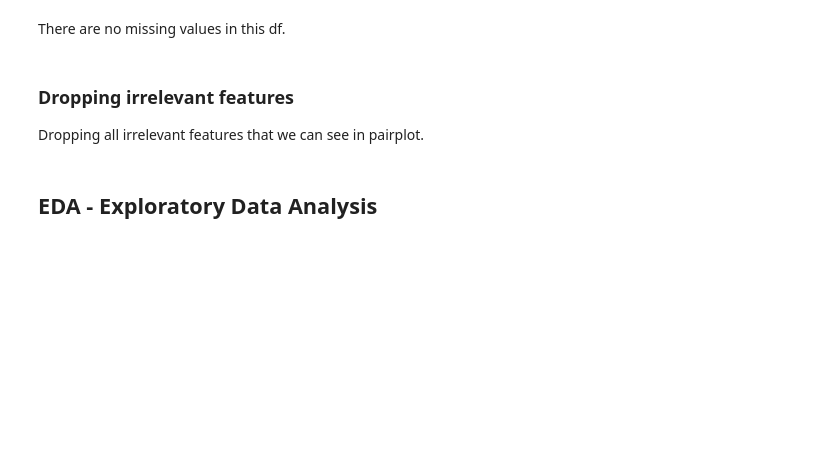
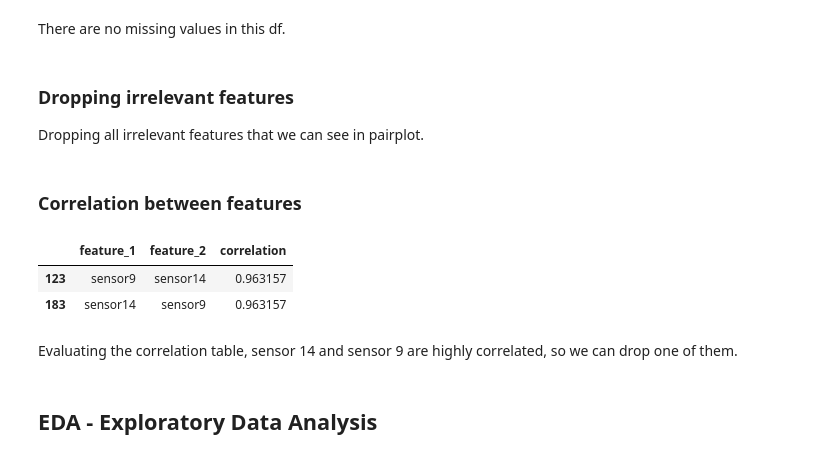
Before and after one commit to gmatos51/turbofan_rul_prediction, a Jupyter notebook: notebooks/Untitled.ipynb, the cells around one changed output. Saved outputs shown, nothing was run; the diff lists cells and outputs as text; code cells hidden in the pictures; blank space fills up the shorter version.

```diff
--- a/notebooks/Untitled.ipynb
+++ b/notebooks/Untitled.ipynb
@@ -162,3 +177,17 @@ There are no missing values in this df.
 Dropping all irrelevant features that we can see in pairplot.
 # %%
 train_df.drop(columns = ['unit_number','cycle_number','op3','sensor1','sensor5','sensor6','sensor10','sensor16','sensor18','sensor19'], inplace = True)
+# %% [markdown]
+### Correlation between features
+# %%
+corr_df = train_df.iloc[:,:-1].corr().unstack().reset_index() # Unstack correlation matrix
+corr_df.columns = ['feature_1', 'feature_2', 'correlation'] # Rename columns
+corr_df.sort_values(by='correlation', ascending = False, inplace = True) # Sort by correlation
+corr_df = corr_df[corr_df['feature_1'] != corr_df['feature_2']] # Remove self correlation
+corr_df[(corr_df.correlation > 0.90) | (corr_df.correlation < -0.9)] # Seing which features a correlation bigger than 0.9 or -0.9
+# %% [output]
+|  | feature_1 | feature_2 | correlation |
+| 123 | sensor9 | sensor14 | 0.963157 |
+| 183 | sensor14 | sensor9 | 0.963157 |
+# %% [markdown]
+Evaluating the correlation table, sensor 14 and sensor 9 are highly correlated, so we can drop one of them.
```
Also changed, not shown: parts of 13 cells of this notebook.
